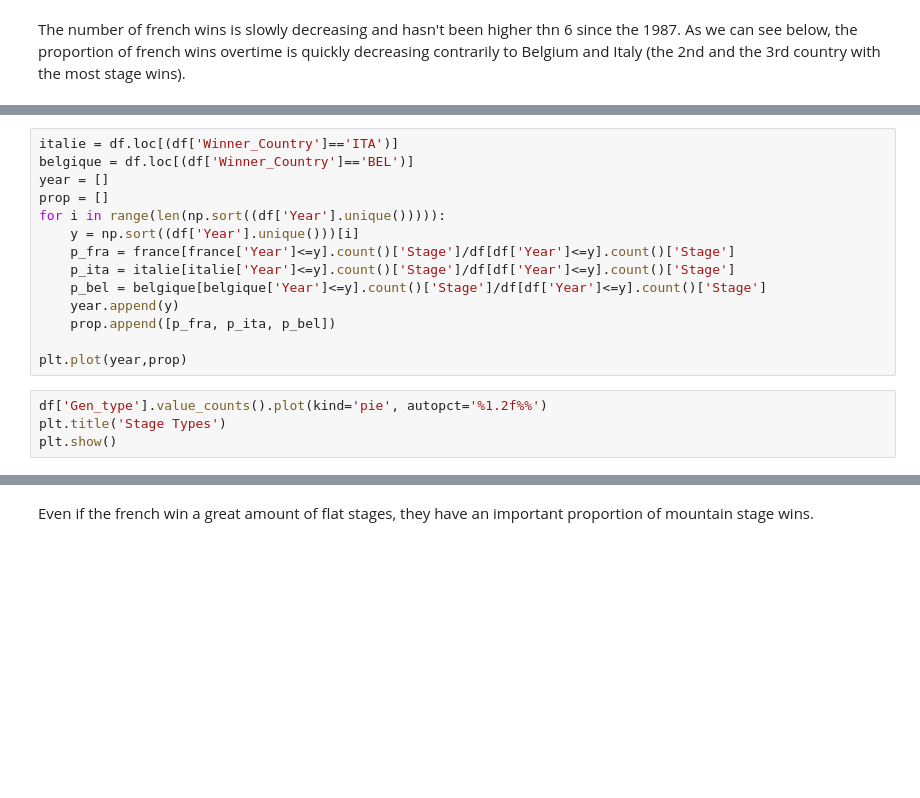
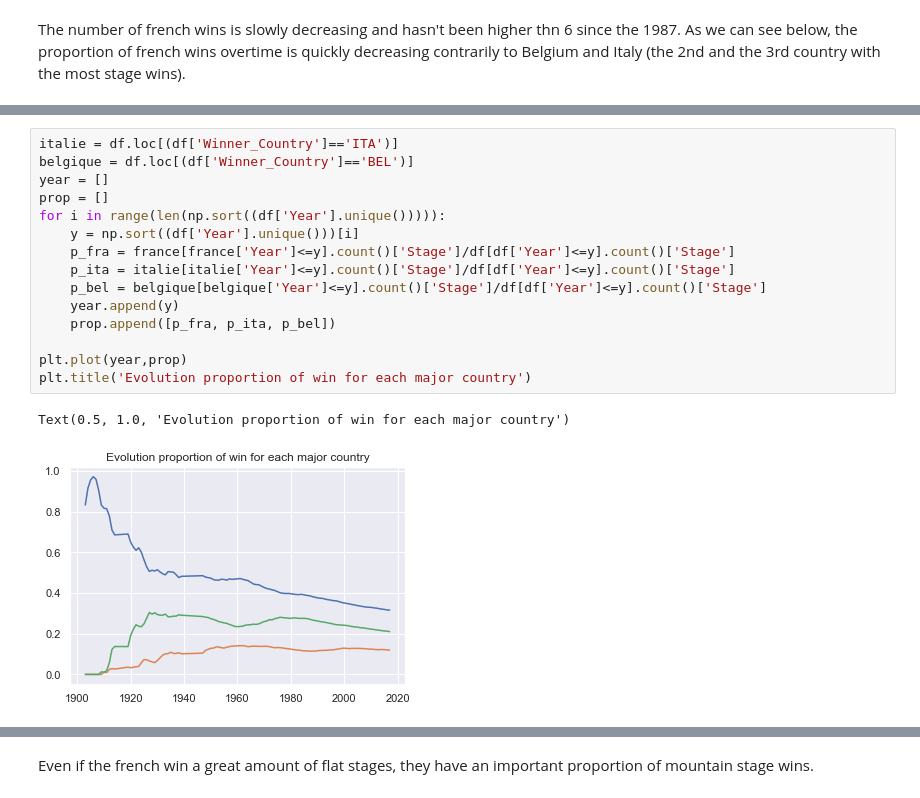
Before and after one commit to r-jaylet/Tour_de_France, a Jupyter notebook: Tour.ipynb, the cells around one changed output, grey strips where cells are left out. Drawn from its saved outputs; the diff is of its cells as text; blank space fills up the shorter version.

```diff
--- a/Tour.ipynb
+++ b/Tour.ipynb
@@ -68,21 +65,21 @@ Text(0.5,1,'Proportion of french wins per year')
 # %%
 italie = df.loc[(df['Winner_Country']=='ITA')]
 belgique = df.loc[(df['Winner_Country']=='BEL')]
 year = []
 prop = []
 for i in range(len(np.sort((df['Year'].unique())))):
     y = np.sort((df['Year'].unique()))[i]
     p_fra = france[france['Year']<=y].count()['Stage']/df[df['Year']<=y].count()['Stage']
     p_ita = italie[italie['Year']<=y].count()['Stage']/df[df['Year']<=y].count()['Stage']
     p_bel = belgique[belgique['Year']<=y].count()['Stage']/df[df['Year']<=y].count()['Stage']
     year.append(y)
     prop.append([p_fra, p_ita, p_bel])
 
 plt.plot(year,prop)
+plt.title('Evolution proportion of win for each major country')
+# %% [output]
+Text(0.5, 1.0, 'Evolution proportion of win for each major country')
+[figure, added]
-# %%
-df['Gen_type'].value_counts().plot(kind='pie', autopct='%1.2f%%')
-plt.title('Stage Types')
-plt.show()
 # %%
 france['Gen_type'].value_counts().plot(kind='pie', autopct='%1.2f%%')
 plt.title('Stage Types victory of french runner')
```
Also changed, not shown: parts of 10 cells of this notebook, 3 other files.
